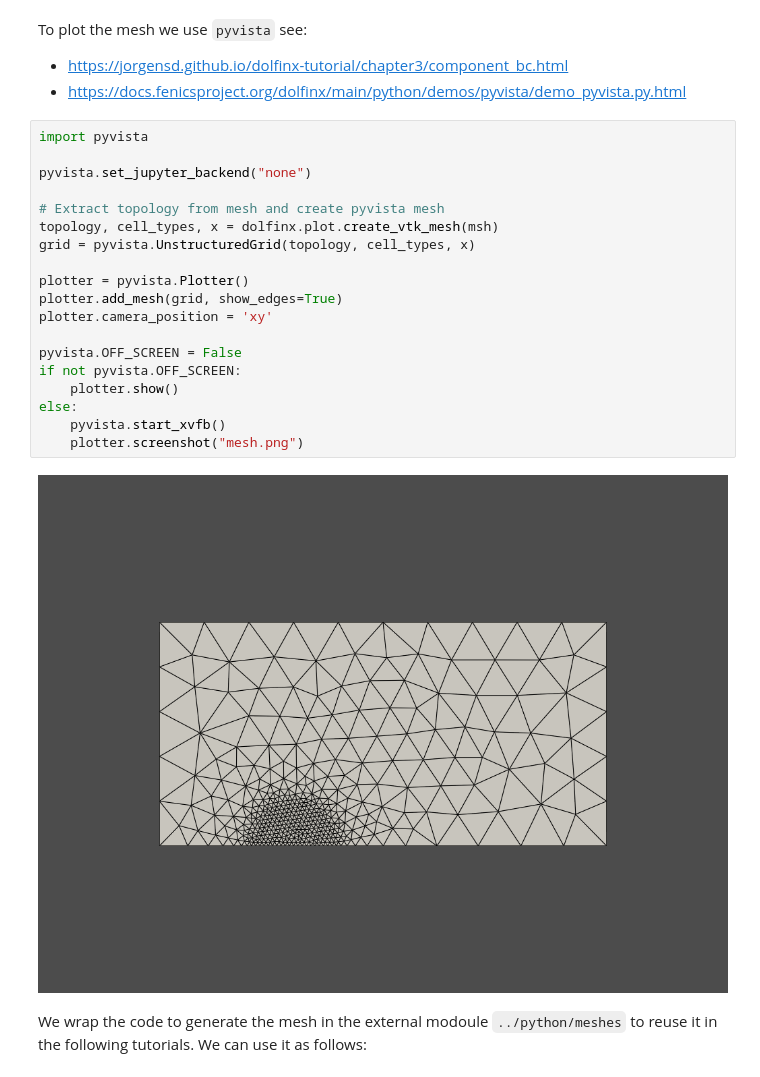
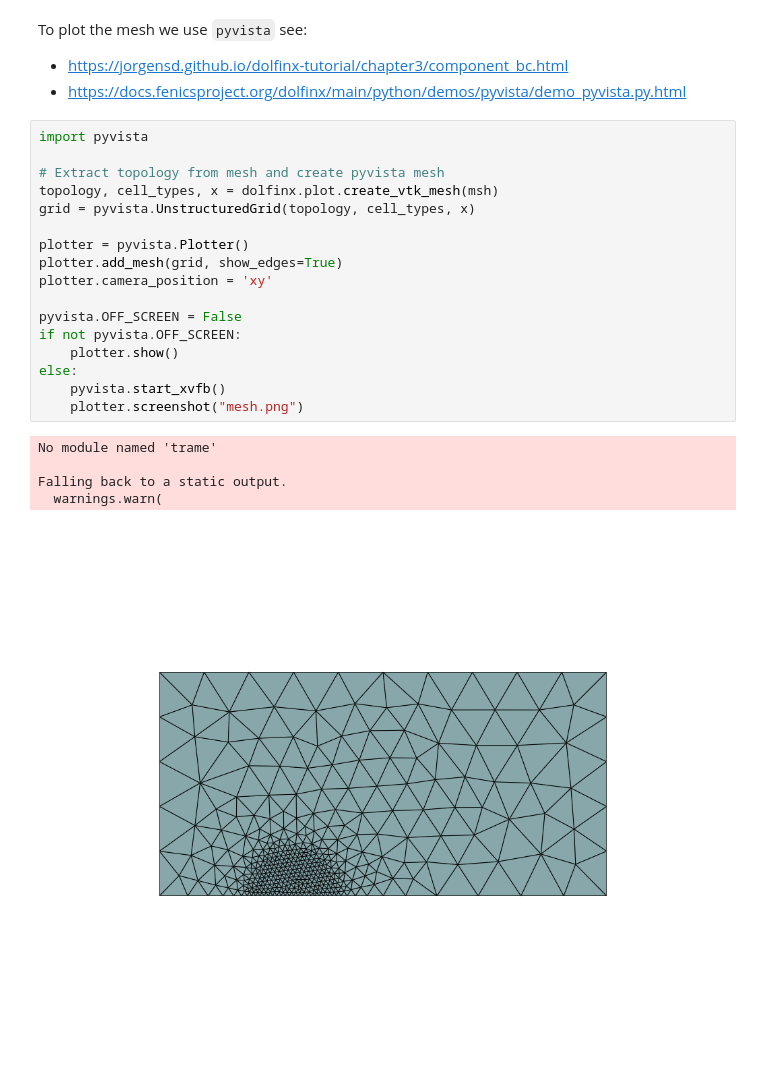
Before and after one commit to msolides-2023/MU5MES01-2023, a Jupyter notebook: 00-Intro/0.2-Mesh.ipynb, the cells around one changed output. Saved outputs shown, nothing was run; the diff lists cells and outputs as text.

```diff
--- a/00-Intro/0.2-Mesh.ipynb
+++ b/00-Intro/0.2-Mesh.ipynb
@@ -127,25 +127,24 @@ To plot the mesh we use `pyvista` see:
 - https://docs.fenicsproject.org/dolfinx/main/python/demos/pyvista/demo_pyvista.py.html
 # %%
 import pyvista
-
-pyvista.set_jupyter_backend("none")
 
 # Extract topology from mesh and create pyvista mesh
 topology, cell_types, x = dolfinx.plot.create_vtk_mesh(msh)
 grid = pyvista.UnstructuredGrid(topology, cell_types, x)
 
 plotter = pyvista.Plotter()
 plotter.add_mesh(grid, show_edges=True)
 plotter.camera_position = 'xy'
 
 pyvista.OFF_SCREEN = False
 if not pyvista.OFF_SCREEN:
     plotter.show()
 else:
     pyvista.start_xvfb()
     plotter.screenshot("mesh.png")
 # %% [output]
+No module named 'trame'
+
+Falling back to a static output.
+  warnings.warn(
-[figure, old version]
+[figure, new version]
-# %% [markdown]
-We wrap the code to generate the mesh in the external modoule `../python/meshes` to reuse it in the following tutorials.
-We can use it as follows:
```
Also changed, not shown: parts of 2 cells of this notebook, 1 other file.
